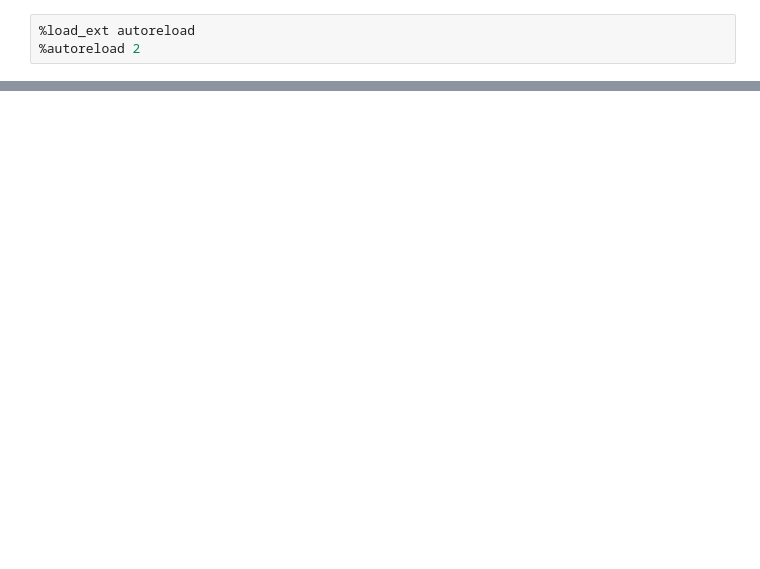
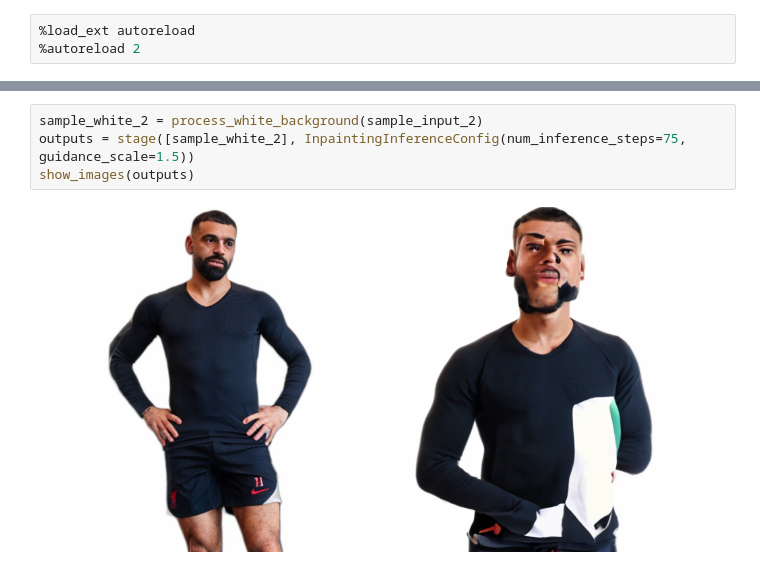
Before and after one commit to Person-Ad/Ad-Image-Generation, a Jupyter notebook: src/nbs/example_pcdm_inpainting_stage.ipynb, the cells around one changed output, grey strips where cells are left out. Saved outputs shown, nothing was run; the diff lists cells and outputs as text; blank space fills up the shorter version.

Commit message:
visualize different inputs, outputs

```diff
--- a/src/nbs/example_pcdm_inpainting_stage.ipynb
+++ b/src/nbs/example_pcdm_inpainting_stage.ipynb
@@ -63,0 +105,6 @@ show_images(outputs)
+# %%
+sample_white_2 = process_white_background(sample_input_2)
+outputs = stage([sample_white_2], InpaintingInferenceConfig(num_inference_steps=75, guidance_scale=1.5))
+show_images(outputs)
+# %% [output]
+[figure, added]
```
Also changed, not shown: parts of 7 cells of this notebook, 3 other files.
